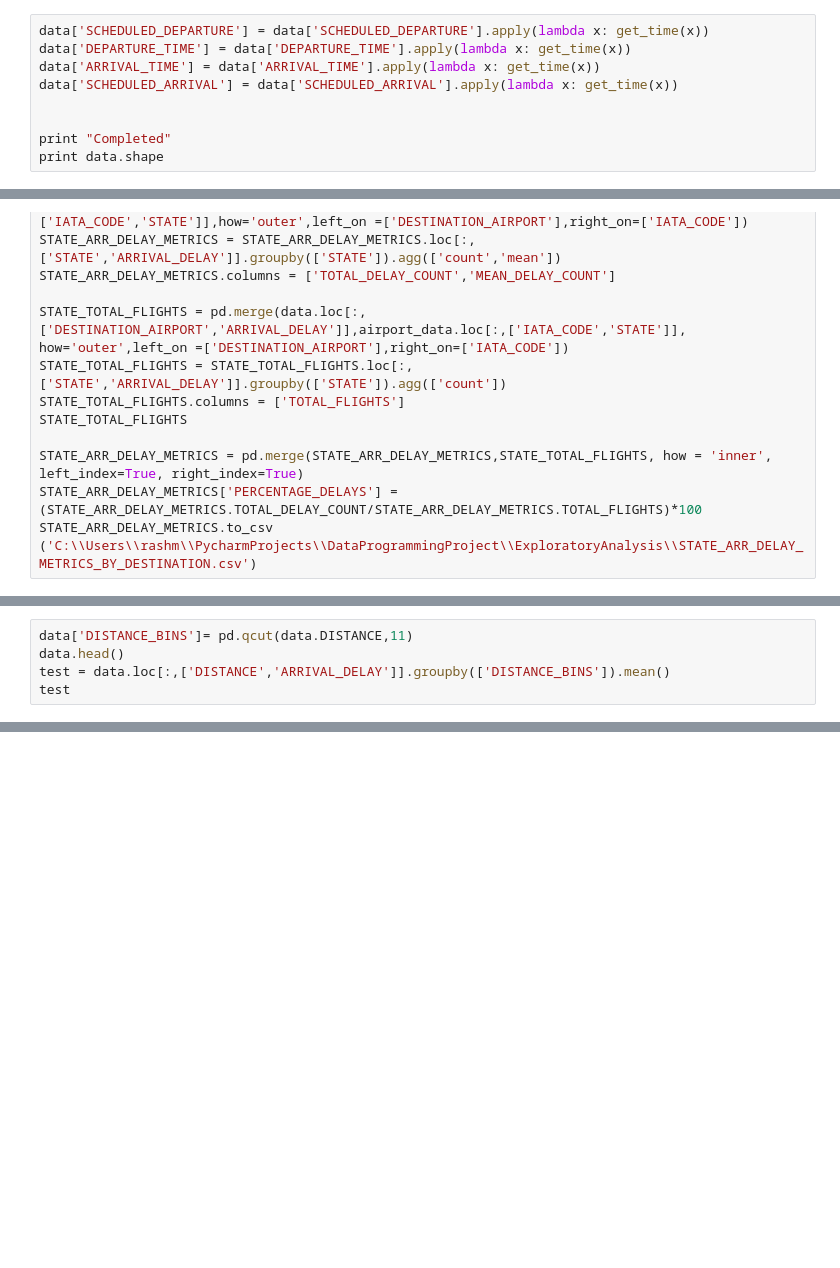
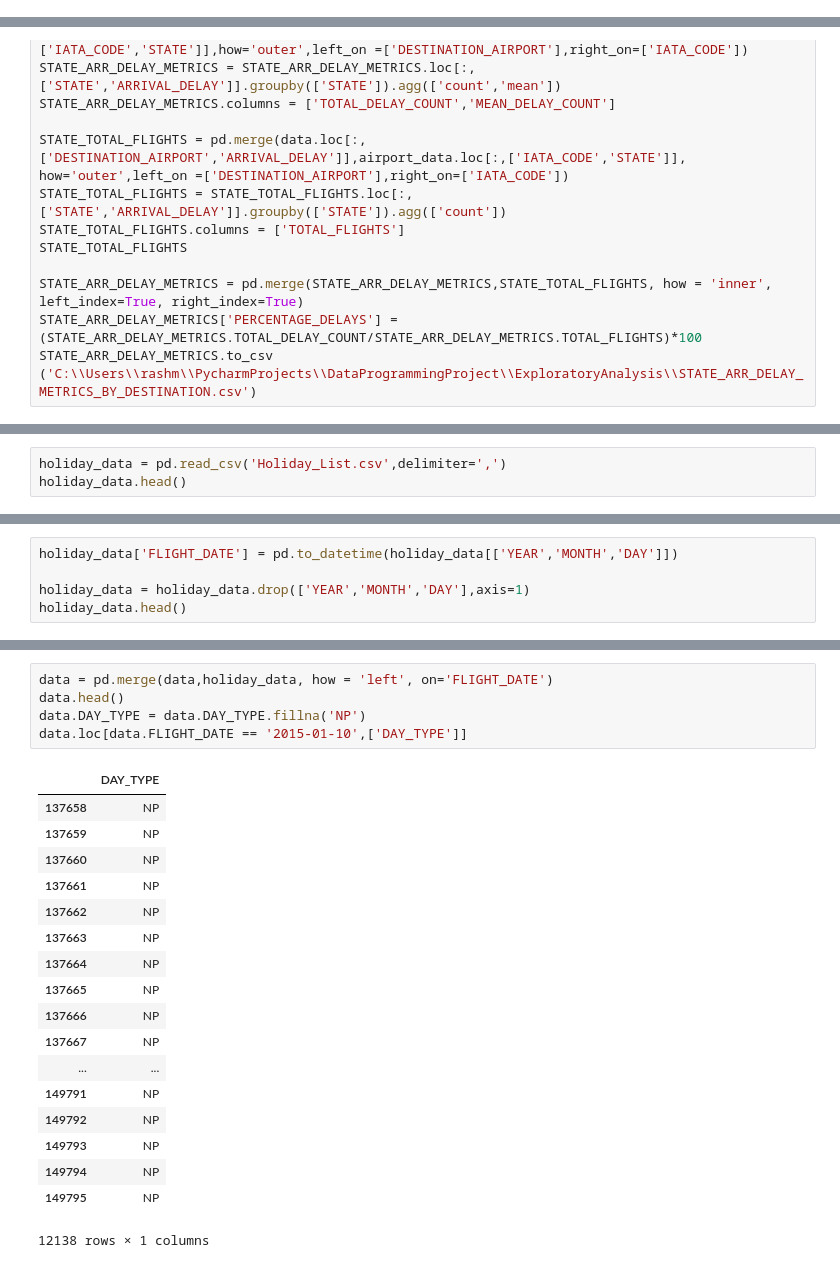
Before and after one commit to vSanjeev/ROTi, a Jupyter notebook: IndividualContribution/Rashmi/Data_Programming_Project.ipynb, the cells around one changed output, grey strips where cells are left out. Drawn from its saved outputs; the diff is of its cells as text; blank space fills up the shorter version.

```diff
--- a/IndividualContribution/Rashmi/Untitled.ipynb
+++ b/IndividualContribution/Rashmi/Data_Programming_Project.ipynb
@@ -73,9 +136,0 @@ def get_time(time):
-# %%
-data['SCHEDULED_DEPARTURE'] = data['SCHEDULED_DEPARTURE'].apply(lambda x: get_time(x))
-data['DEPARTURE_TIME'] = data['DEPARTURE_TIME'].apply(lambda x: get_time(x))
-data['ARRIVAL_TIME'] = data['ARRIVAL_TIME'].apply(lambda x: get_time(x))
-data['SCHEDULED_ARRIVAL'] = data['SCHEDULED_ARRIVAL'].apply(lambda x: get_time(x))
-
-
-print "Completed"
-print data.shape
@@ -531,5 +555,0 @@ min:21
-# %%
-data['DISTANCE_BINS']= pd.qcut(data.DISTANCE,11)
-data.head()
-test = data.loc[:,['DISTANCE','ARRIVAL_DELAY']].groupby(['DISTANCE_BINS']).mean()
-test
@@ -543,0 +556,3 @@ array([datetime.time(4, 8), datetime.time(7, 41), datetime.time(8, 11),
+# %%
+holiday_data = pd.read_csv('Holiday_List.csv',delimiter=',')
+holiday_data.head()
@@ -543,0 +566,5 @@ array([datetime.time(4, 8), datetime.time(7, 41), datetime.time(8, 11),
+# %%
+holiday_data['FLIGHT_DATE'] = pd.to_datetime(holiday_data[['YEAR','MONTH','DAY']])
+
+holiday_data = holiday_data.drop(['YEAR','MONTH','DAY'],axis=1)
+holiday_data.head()
@@ -543,0 +578,24 @@ array([datetime.time(4, 8), datetime.time(7, 41), datetime.time(8, 11),
+# %%
+data = pd.merge(data,holiday_data, how = 'left', on='FLIGHT_DATE')
+data.head()
+data.DAY_TYPE = data.DAY_TYPE.fillna('NP')
+data.loc[data.FLIGHT_DATE == '2015-01-10',['DAY_TYPE']]
+# %% [output]
+|  | DAY_TYPE |
+| 137658 | NP |
+| 137659 | NP |
+| 137660 | NP |
+| 137661 | NP |
+| 137662 | NP |
+| 137663 | NP |
+| 137664 | NP |
+| 137665 | NP |
+| 137666 | NP |
+| 137667 | NP |
+| ... | ... |
+| 149791 | NP |
+| 149792 | NP |
+| 149793 | NP |
+| 149794 | NP |
+| 149795 | NP |
+12138 rows × 1 columns
```
Also changed, not shown: parts of 32 cells of this notebook.
